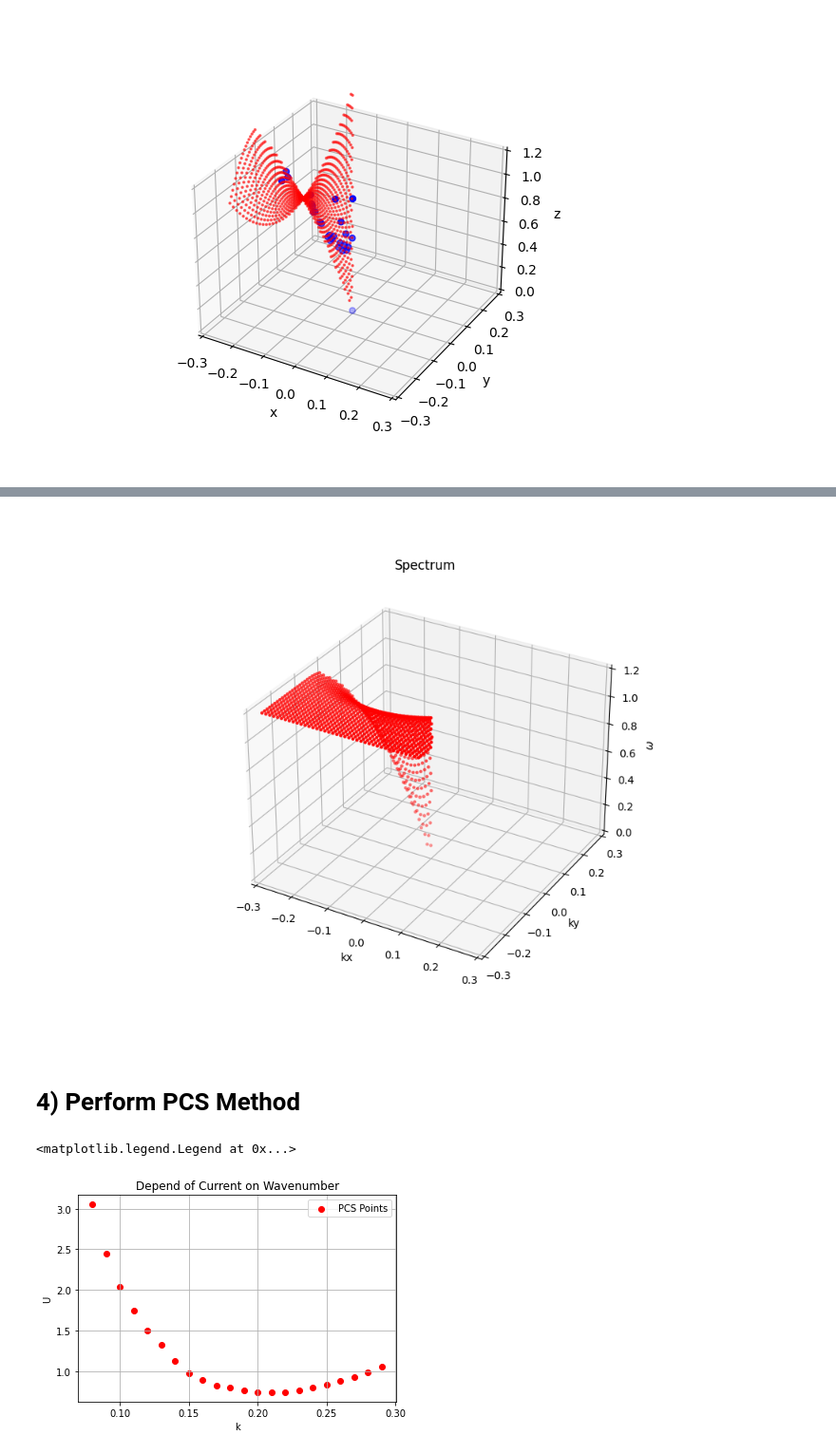
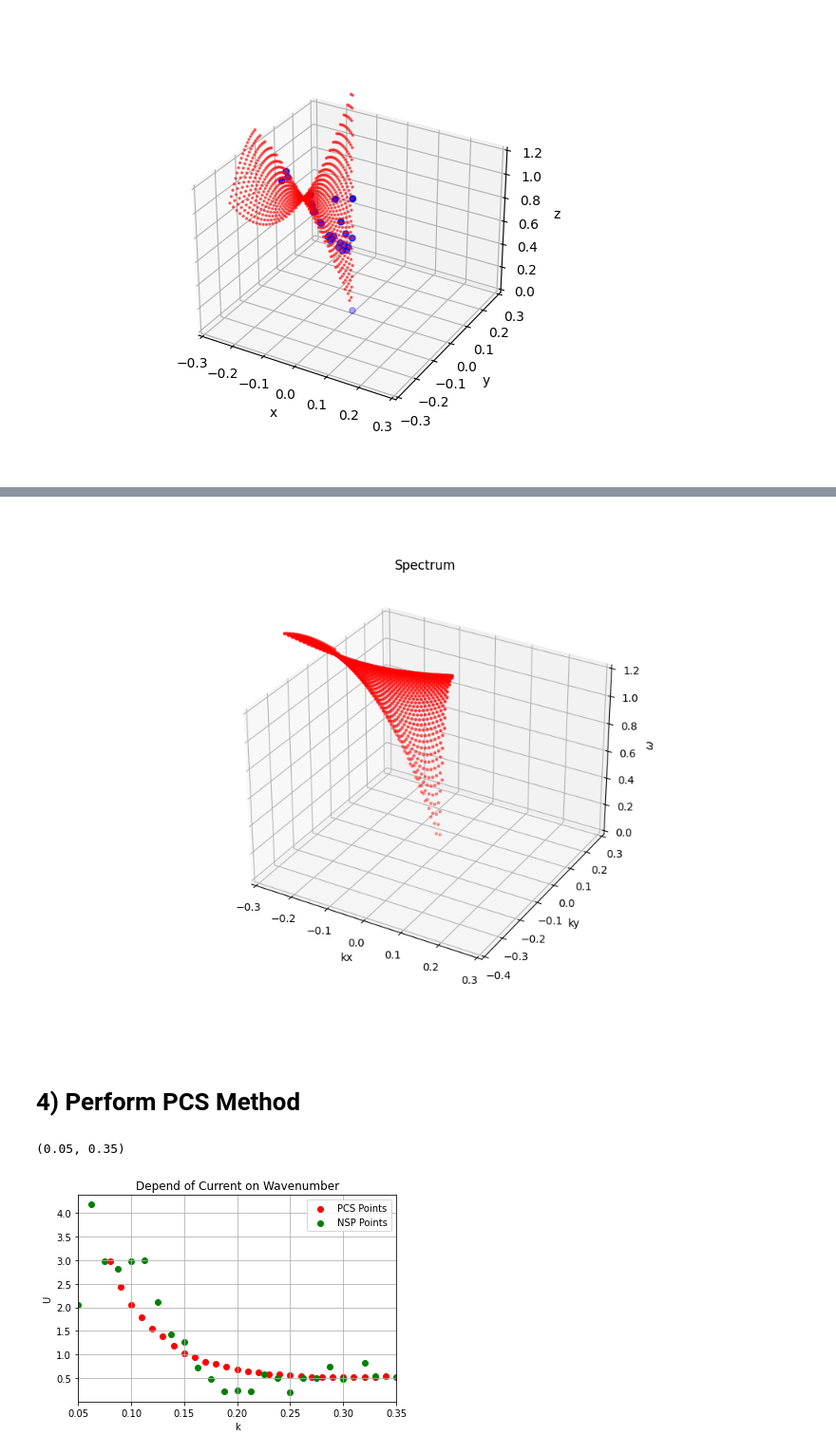
Before and after one commit to joeyanderson1/4th-Year-Thesis, a Jupyter notebook: Surface Interpolation Technique.ipynb, the cells around one changed output, grey strips where cells are left out. Shown at 95% size. Cells and saved outputs as stored; diff of their text form; code cells hidden in the pictures.

```diff
--- a/Surface Interpolation Technique.ipynb
+++ b/Surface Interpolation Technique.ipynb
@@ -351,12 +353,10 @@ def line_coeffs(points):
 k1_max, k2_max = line_coeffs([(x_max, y_max), (0, 0)])
 k1_min, k2_min = line_coeffs([(x_min, y_min), (0, 0)])
 
-def func(xy, a, b, c):
+def func(xy, a, b):
     x, y = xy
     r = np.sqrt(x ** 2 + y ** 2)
-    theta = np.arctan2(x, y)
-    parabola = a*(r - b)**2 + c
-    return np.where(r <= b, parabola, c)
+    return a*(1-np.exp(-b*r))
 
 # Create a grid of points over the surface
 x_fill = np.linspace(-0.2, 0.2, 40)
@@ -413,13 +413,13 @@ ax.set_ylabel('ky')
 ax.set_zlabel('$\omega$')
 
 ax.set_xlim([-0.3, 0.3])
-ax.set_ylim([-0.3, 0.3])
+ax.set_ylim([-0.4, 0.3])
 ax.set_zlim([0, 1.2])
 
 # show plot
 plt.show()
 # %% [output]
-[figure, old version]
+[figure, new version]
 # %% [markdown]
 # 4) Perform PCS Method
 # %%
@@ -458,7 +458,7 @@ def grubbs_test(x, y):
     return x, y
 # %%
 #cut_k_array = np.arange(0.001, 0.35, 0.01)
-cut_k_array = np.arange(0.05, 0.3, 0.01)
+cut_k_array = np.arange(0.05, 0.35, 0.01)
 
 U_array = []
 Φ_array = []
@@ -503,19 +503,31 @@ for i in range(len(cut_k_array)):
     else:
         U_array.append(None)
         Φ_array.append(None)
+# %%
+x_NSP = np.array([0.03751155, 0.05001541, 0.06251926, 0.07502311, 0.08752696,
+        0.10003081, 0.11253466, 0.12503851, 0.13754236, 0.15004622,
+       0.16255007, 0.17505392, 0.18755777, 0.20006162, 0.21256547,
+       0.22506932, 0.23757318, 0.25007703, 0.26258088, 0.27508473,
+       0.28758858, 0.30009243, 0.32, 0.33, 0.35]).reshape(-1, 1)
+
+y_NSP = np.array([1.53989397, 2.04460628, 4.18043213, 2.97621482, 2.82642339,
+       2.98335023, 2.98964836, 2.12218901, 1.42801972, 1.25930683,
+       0.71644077, 0.48220866, 0.21165985, 0.24756609, 0.21123179,
+       0.57344999, 0.49362762, 0.20282767, 0.50321186, 0.50347165,
+       0.74259408, 0.48493783, 0.81785588, 0.54543666, 0.53218838])
 # %%
 plt.scatter(cut_k_array, U_array, color = 'red', label = 'PCS Points')
+plt.scatter(x_NSP, y_NSP, color = 'green', label = 'NSP Points')
 
 plt.xlabel("k")
 plt.ylabel("U")
 plt.title("Depend of Current on Wavenumber")
 plt.grid(True)
 plt.legend()
-#plt.xlim(0.15, 0.2)
-#plt.ylim(0,2)
+plt.xlim(np.min(cut_k_array), np.max(x_NSP))
 # %% [output]
-<matplotlib.legend.Legend at 0x...>
+(0.05, 0.35)
-[figure, old version]
+[figure, new version]
 # %%
 plt.scatter(cut_k_array,Φ_array, color = 'red', label = 'PCS Points')
 
```
Also changed, not shown: parts of 32 cells of this notebook.
